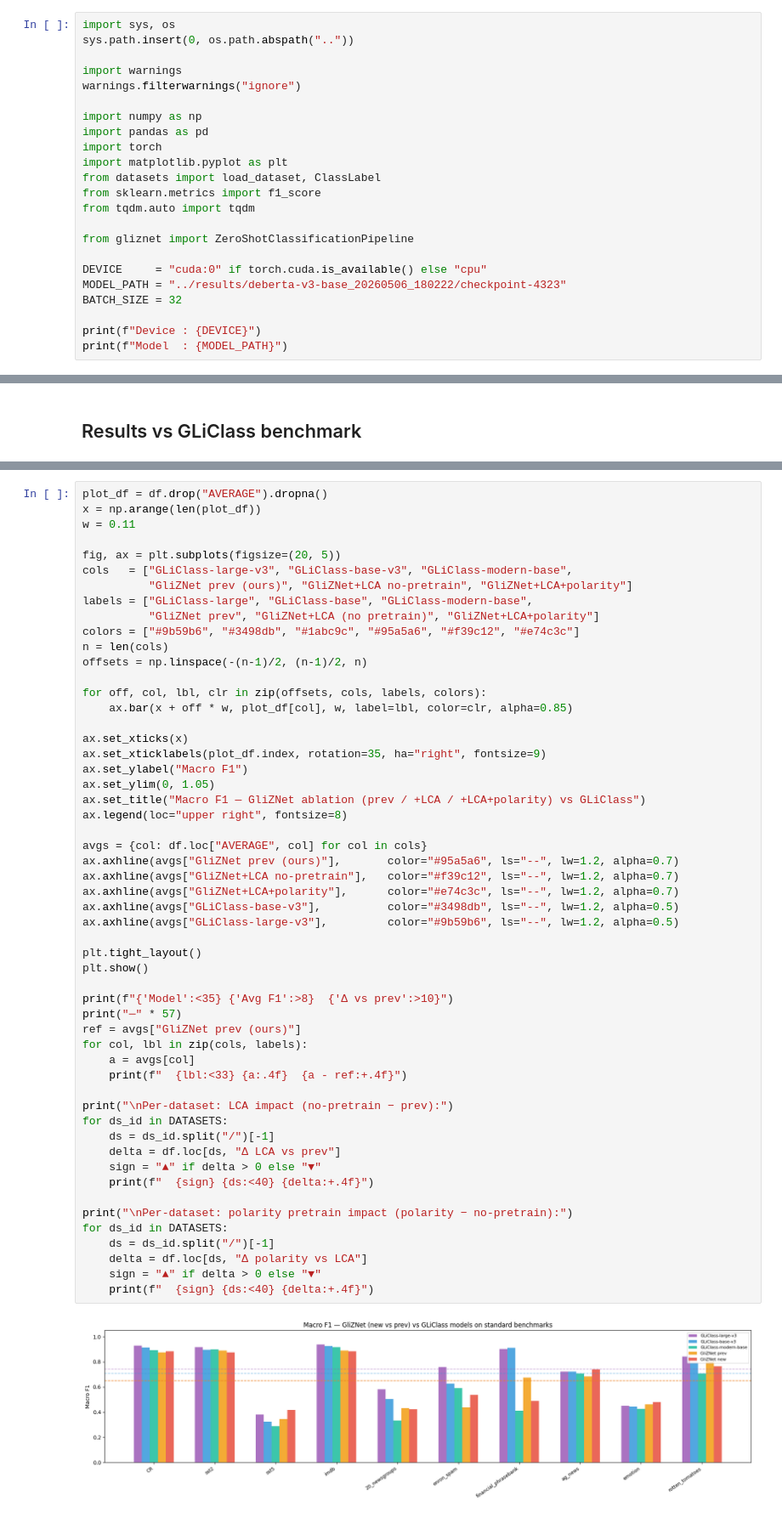
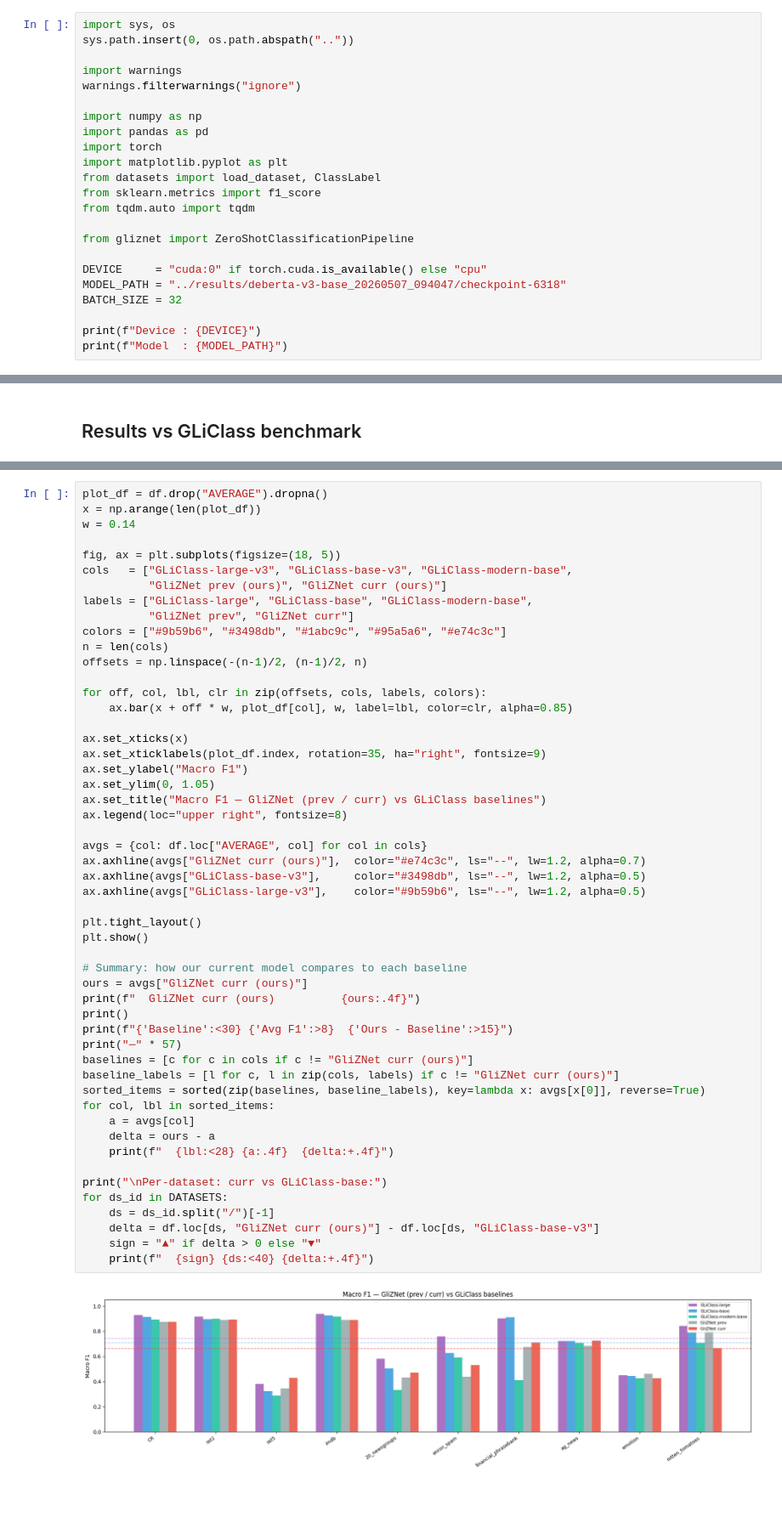
Before and after one commit to KameniAlexNea/zero-shot-classification, a Jupyter notebook: notebooks/EvaluateGlizNETBenchmarks.ipynb, the cells around one changed output, grey strips where cells are left out. Shown at 85% size. Drawn from its saved outputs; the diff is of its cells as text.

Commit message:
docs: Update gliznet performance report image

```diff
--- a/notebooks/EvaluateGlizNETBenchmarks.ipynb
+++ b/notebooks/EvaluateGlizNETBenchmarks.ipynb
@@ -37,7 +30,7 @@ from tqdm.auto import tqdm
 from gliznet import ZeroShotClassificationPipeline
 
 DEVICE     = "cuda:0" if torch.cuda.is_available() else "cpu"
-MODEL_PATH = "../results/deberta-v3-base_20260506_180222/checkpoint-4323"
+MODEL_PATH = "../results/deberta-v3-base_20260507_094047/checkpoint-6318"
 BATCH_SIZE = 32
 
 print(f"Device : {DEVICE}")
@@ -387,56 +349,54 @@ df.style.map(
 # %%
 plot_df = df.drop("AVERAGE").dropna()
 x = np.arange(len(plot_df))
-w = 0.11
+w = 0.14
 
-fig, ax = plt.subplots(figsize=(20, 5))
+fig, ax = plt.subplots(figsize=(18, 5))
 cols   = ["GLiClass-large-v3", "GLiClass-base-v3", "GLiClass-modern-base",
-          "GliZNet prev (ours)", "GliZNet+LCA no-pretrain", "GliZNet+LCA+polarity"]
+          "GliZNet prev (ours)", "GliZNet curr (ours)"]
 labels = ["GLiClass-large", "GLiClass-base", "GLiClass-modern-base",
-          "GliZNet prev", "GliZNet+LCA (no pretrain)", "GliZNet+LCA+polarity"]
-colors = ["#9b59b6", "#3498db", "#1abc9c", "#95a5a6", "#f39c12", "#e74c3c"]
+          "GliZNet prev", "GliZNet curr"]
+colors = ["#9b59b6", "#3498db", "#1abc9c", "#95a5a6", "#e74c3c"]
 n = len(cols)
 offsets = np.linspace(-(n-1)/2, (n-1)/2, n)
 
 for off, col, lbl, clr in zip(offsets, cols, labels, colors):
     ax.bar(x + off * w, plot_df[col], w, label=lbl, color=clr, alpha=0.85)
 
 ax.set_xticks(x)
 ax.set_xticklabels(plot_df.index, rotation=35, ha="right", fontsize=9)
 ax.set_ylabel("Macro F1")
 ax.set_ylim(0, 1.05)
-ax.set_title("Macro F1 — GliZNet ablation (prev / +LCA / +LCA+polarity) vs GLiClass")
+ax.set_title("Macro F1 — GliZNet (prev / curr) vs GLiClass baselines")
 ax.legend(loc="upper right", fontsize=8)
 
 avgs = {col: df.loc["AVERAGE", col] for col in cols}
-ax.axhline(avgs["GliZNet prev (ours)"],       color="#95a5a6", ls="--", lw=1.2, alpha=0.7)
-ax.axhline(avgs["GliZNet+LCA no-pretrain"],   color="#f39c12", ls="--", lw=1.2, alpha=0.7)
-ax.axhline(avgs["GliZNet+LCA+polarity"],      color="#e74c3c", ls="--", lw=1.2, alpha=0.7)
-ax.axhline(avgs["GLiClass-base-v3"],          color="#3498db", ls="--", lw=1.2, alpha=0.5)
-ax.axhline(avgs["GLiClass-large-v3"],         color="#9b59b6", ls="--", lw=1.2, alpha=0.5)
+ax.axhline(avgs["GliZNet curr (ours)"],  color="#e74c3c", ls="--", lw=1.2, alpha=0.7)
+ax.axhline(avgs["GLiClass-base-v3"],     color="#3498db", ls="--", lw=1.2, alpha=0.5)
+ax.axhline(avgs["GLiClass-large-v3"],    color="#9b59b6", ls="--", lw=1.2, alpha=0.5)
 
 plt.tight_layout()
 plt.show()
 
-print(f"{'Model':<35} {'Avg F1':>8}  {'Δ vs prev':>10}")
+# Summary: how our current model compares to each baseline
+ours = avgs["GliZNet curr (ours)"]
+print(f"  GliZNet curr (ours)          {ours:.4f}")
+print()
+print(f"{'Baseline':<30} {'Avg F1':>8}  {'Ours - Baseline':>15}")
 print("─" * 57)
-ref = avgs["GliZNet prev (ours)"]
-for col, lbl in zip(cols, labels):
+baselines = [c for c in cols if c != "GliZNet curr (ours)"]
+baseline_labels = [l for c, l in zip(cols, labels) if c != "GliZNet curr (ours)"]
+sorted_items = sorted(zip(baselines, baseline_labels), key=lambda x: avgs[x[0]], reverse=True)
+for col, lbl in sorted_items:
     a = avgs[col]
-    print(f"  {lbl:<33} {a:.4f}  {a - ref:+.4f}")
+    delta = ours - a
+    print(f"  {lbl:<28} {a:.4f}  {delta:+.4f}")
 
-print("\nPer-dataset: LCA impact (no-pretrain − prev):")
+print("\nPer-dataset: curr vs GLiClass-base:")
 for ds_id in DATASETS:
     ds = ds_id.split("/")[-1]
-    delta = df.loc[ds, "Δ LCA vs prev"]
+    delta = df.loc[ds, "GliZNet curr (ours)"] - df.loc[ds, "GLiClass-base-v3"]
     sign = "▲" if delta > 0 else "▼"
     print(f"  {sign} {ds:<40} {delta:+.4f}")
-
-print("\nPer-dataset: polarity pretrain impact (polarity − no-pretrain):")
-for ds_id in DATASETS:
-    ds = ds_id.split("/")[-1]
-    delta = df.loc[ds, "Δ polarity vs LCA"]
-    sign = "▲" if delta > 0 else "▼"
-    print(f"  {sign} {ds:<40} {delta:+.4f}")
 # %% [output]
-[figure, old version]
+[figure, new version]
```
Also changed, not shown: parts of 6 cells of this notebook, 1 other file.
